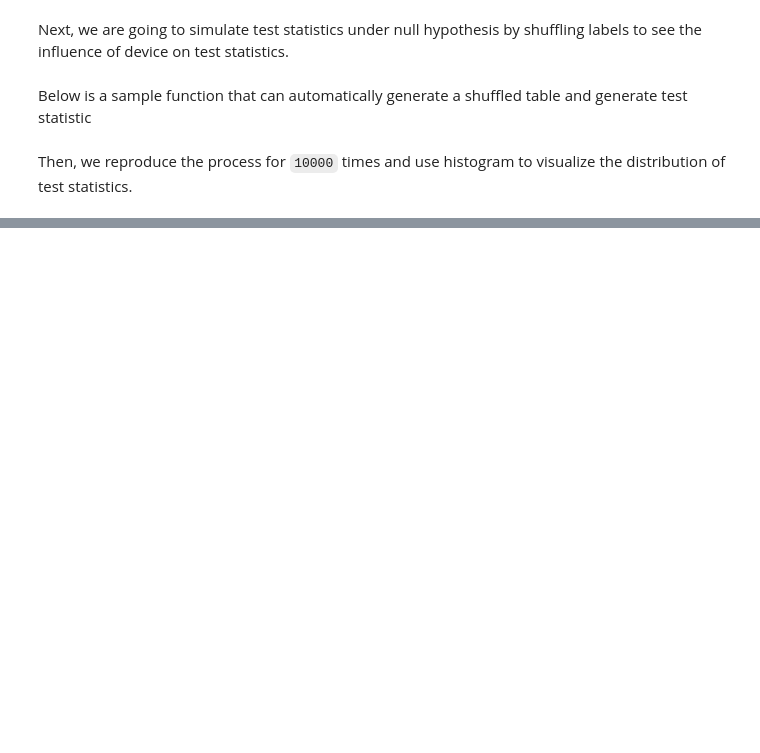
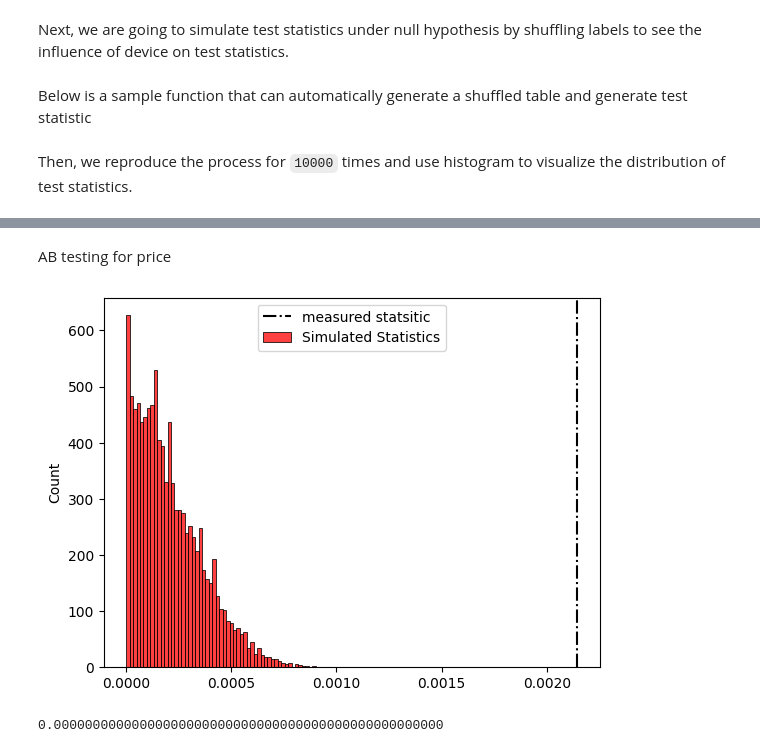
Before and after one commit to DYYasUNCStudent/DATA110, a Jupyter notebook: Final Project/AB testing.ipynb, the cells around one changed output, grey strips where cells are left out. Cells and saved outputs as stored; diff of their text form; code cells hidden in the pictures; blank space fills up the shorter version.

```diff
--- a/Final Project/AB testing.ipynb
+++ b/Final Project/AB testing.ipynb
@@ -58 +58,14 @@ raw_data.head(5)
+# %%
+def getTestStatistic(data, feature):
+    # Calculate observed conversion rates by group
+    grouped = data.groupby([feature])['converted'].mean()
+    # Calculate the overall mean conversion rate (as baseline)
+    overall_mean = data['converted'].mean()
+    # Compute TVD
+    tvd = 0.5 * sum(abs(grouped - overall_mean))
+    return tvd
+
+    #conversion_mobile = grouped['mobile']
+    #conversion_web = grouped['web']
+    #statistic = conversion_mobile - conversion_web
 # %%
@@ -73,5 +80,6 @@ conversion_web_59 = grouped['web', 59]
 # %% [markdown]
 Calculate Observed Statistics: Statistics = (Conversion Rate at 39 Mobile - Conversion rate at 59 Mobile) - (Conversion Rate at 39 Web - Conversion rate at 59 Web)
 # %%
-observed = (conversion_mobile_39 - conversion_mobile_59) - (conversion_web_39 - conversion_web_59)
-observed
+#observed = (conversion_mobile_39 - conversion_mobile_59) - (conversion_web_39 - conversion_web_59)
+#observed = getTestStatistic(raw_data, "device")
+#observed
@@ -103,7 +100,7 @@ Below is a sample function that can automatically generate a shuffled table and
 # %% [markdown]
 Then, we reproduce the process for `10000` times and use histogram to visualize the distribution of test statistics.
 # %%
-test_statistics_list = list()
-for i in range(2000):
-    test_statistics_list.append(float(get_test_statistics(get_shuffled_tbale(raw_data, "device", ["price", "converted"]))))
+#test_statistics_list = list()
+#for i in range(1000):
+#    test_statistics_list.append(float(getTestStatistic(get_shuffled_tbale(raw_data, "device", ["converted"]), 'device')))
 # %%
@@ -140,0 +115,2 @@ usage: git remote [-v | --verbose]
+# %% [markdown]
+AB testing for price
@@ -140,0 +130,19 @@ usage: git remote [-v | --verbose]
+# %%
+def do_test(feature, size=1000):
+    test_statistics_list = list()
+    observed = getTestStatistic(raw_data, feature)
+    for i in range(size):
+        test_statistics_list.append(float(getTestStatistic(get_shuffled_tbale(raw_data, feature, ["converted"]), feature)))
+
+    fig, ax = plt.subplots(1)
+    sns.histplot(test_statistics_list, bins=60, color="red", label='Simulated Statistics')
+    ax.axvline(x=observed, linestyle='-.', color='black', label='measured statsitic')
+    ax.legend()
+    plt.show()
+    p_value1 = (np.array(test_statistics_list) >= observed).sum() / len(test_statistics_list)
+    print(f'{p_value1:.50f}')
+# %%
+do_test("price", 10000)
+# %% [output]
+[figure, added]
+0.00000000000000000000000000000000000000000000000000
```
Also changed, not shown: parts of 13 cells of this notebook.
